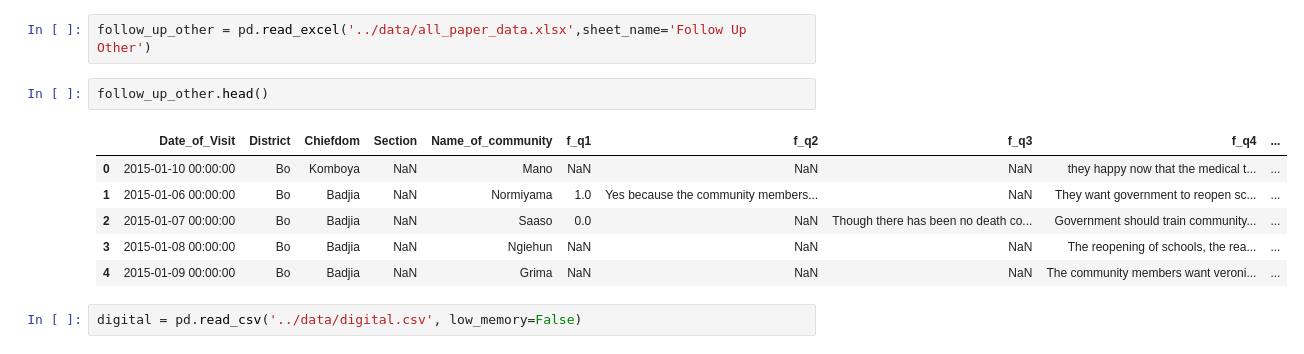
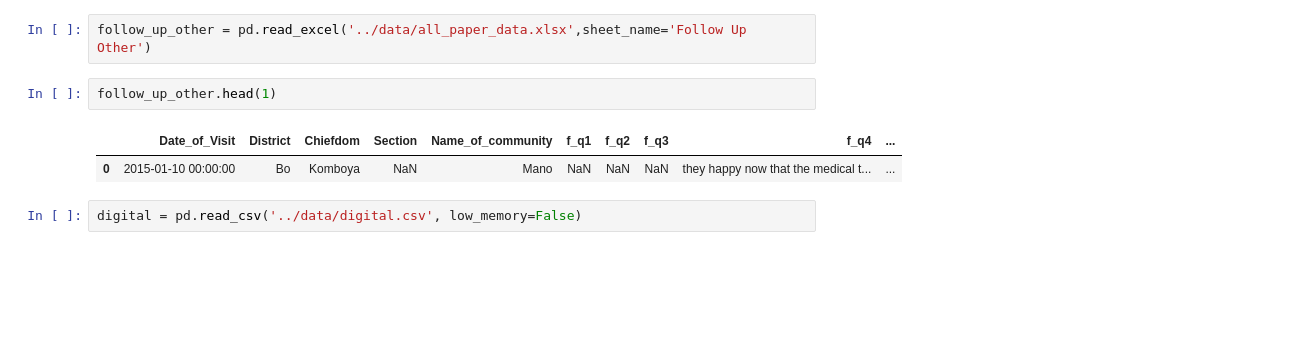
Before and after one commit to todddeluca/data_lab_challenge_2_team_1, a Jupyter notebook: notebooks/Combine_Data.ipynb, the cells around one changed output. Drawn from its saved outputs; the diff is of its cells as text; blank space fills up the shorter version.

```diff
--- a/notebooks/Combine_Data.ipynb
+++ b/notebooks/Combine_Data.ipynb
@@ -26,14 +22,10 @@ trigger_other.head()
 # %%
 follow_up_other = pd.read_excel('../data/all_paper_data.xlsx',sheet_name='Follow Up Other')
 # %%
-follow_up_other.head()
+follow_up_other.head(1)
 # %% [output]
 |  | Date_of_Visit | District | Chiefdom | Section | Name_of_community | f_q1 | f_q2 | f_q3 | f_q4 | ... |
 | 0 | 2015-01-10 00:00:00 | Bo | Komboya | NaN | Mano | NaN | NaN | NaN | they happy now that the medical t... | ... |
-| 1 | 2015-01-06 00:00:00 | Bo | Badjia | NaN | Normiyama | 1.0 | Yes because the community members... | NaN | They want government to reopen sc... | ... |
-| 2 | 2015-01-07 00:00:00 | Bo | Badjia | NaN | Saaso | 0.0 | NaN | Though there has been no death co... | Government should train community... | ... |
-| 3 | 2015-01-08 00:00:00 | Bo | Badjia | NaN | Ngiehun | NaN | NaN | NaN | The reopening of schools, the rea... | ... |
-| 4 | 2015-01-09 00:00:00 | Bo | Badjia | NaN | Grima | NaN | NaN | NaN | The community members want veroni... | ... |
 # %%
 digital = pd.read_csv('../data/digital.csv', low_memory=False)
 # %%
```
Also changed, not shown: parts of 30 cells of this notebook, 2 other files.
